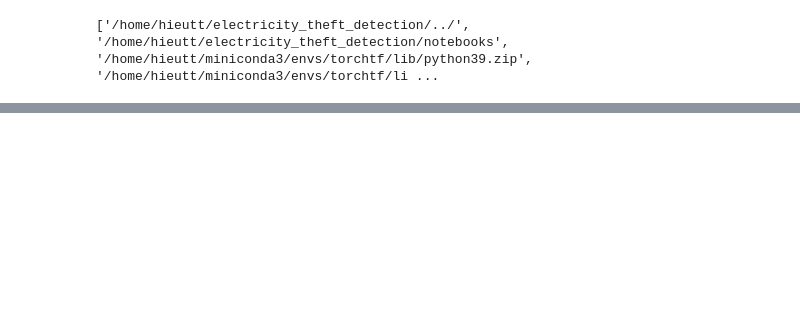
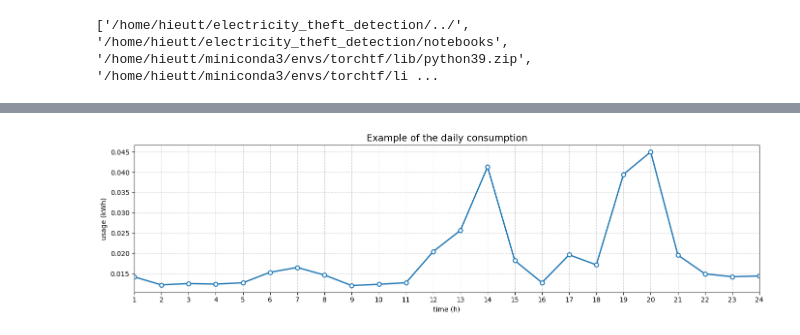
Before and after one commit to hieutt-engr/E-Unicon_ETD, a Jupyter notebook: notebooks/preprocessing_cer.ipynb, the cells around one changed output, grey strips where cells are left out. Drawn from its saved outputs; the diff is of its cells as text; code cells hidden in the pictures; blank space fills up the shorter version.

```diff
--- a/notebooks/preprocessing_cer.ipynb
+++ b/notebooks/preprocessing_cer.ipynb
@@ -371,0 +336,98 @@ Saved: ./prepared_etd/train.npz ./prepared_etd/val.npz
+# %%
+import matplotlib.pyplot as plt
+import numpy as np
+
+# Cấu hình style để giống hình mẫu (nền trắng, lưới đứt đoạn, font rõ)
+plt.rcParams.update({
+    "axes.grid": True,
+    "grid.linestyle": "--",
+    "grid.alpha": 0.6,
+    "axes.spines.top": True,    # Giữ khung trên
+    "axes.spines.right": True,  # Giữ khung phải
+    "axes.edgecolor": "#333333",
+    "font.size": 10,
+    "legend.frameon": True,
+    "legend.framealpha": 0.9,
+    "figure.figsize": (14, 4),  # Tỉ lệ khung hình rộng (wide)
+    "lines.linewidth": 2.0,
+    "lines.markersize": 6,
+    "lines.markeredgewidth": 1.5,
+})
+
+def visualize_comparison_patterns(X, y):
+    """
+    Vẽ 2 hình riêng biệt:
+    1. Một mẫu Benign (Class 0)
+    2. Tổng hợp 6 mẫu Attack (Class 1-6) trên cùng một biểu đồ
+    """
+    hours = np.arange(1, 25) # Trục X từ 1 đến 24
+    rng_viz = np.random.default_rng() # Random generator
+
+    # --- FIGURE 1: BENIGN ONLY ---
+    plt.figure(figsize=(14, 4))
+
+    # Lấy 1 mẫu Benign ngẫu nhiên
+    idx_benign = np.where(y == 0)[0]
+    if len(idx_benign) > 0:
+        idx = rng_viz.choice(idx_benign)
+        sample = X[idx]
+
+        plt.plot(hours, sample,
+                 color='#1f77b4',       # Màu xanh dương chuẩn
+                 marker='o',            # Hình tròn
+                 markerfacecolor='white', # Ruột trắng (giống hình mẫu)
+                 label='Benign')
+
+    plt.title("Example of the daily consumption", fontsize=14)
+    plt.xlabel("time (h)")
+    plt.ylabel("usage (kWh)")
+    plt.xlim(1, 24)
+    plt.xticks(np.arange(1, 25))
+    plt.tight_layout()
+    plt.show()
+
+    # --- FIGURE 2: ALL ATTACKS COMBINED ---
+    plt.figure(figsize=(14, 4))
+
+    # Định nghĩa màu và marker riêng cho từng loại attack để dễ phân biệt
+    styles = {
+        1: {'color': '#1f77b4', 'marker': 'o', 'label': 'attack1'}, # Xanh dương - Tròn
+        2: {'color': '#e377c2', 'marker': 's', 'label': 'attack2'}, # Hồng - Vuông
+        3: {'color': '#17becf', 'marker': 'v', 'label': 'attack3'}, # Cyan - Tam giác ngược
+        4: {'color': '#bcbd22', 'marker': '^', 'label': 'attack4'}, # Olive - Tam giác xuôi
+        5: {'color': '#ff7f0e', 'marker': 'D', 'label': 'attack5'}, # Cam - Kim cương
+        6: {'color': '#8c564b', 'marker': 'p', 'label': 'attack6'}  # Nâu - Ngũ giác
+    }
+
+    has_data = False
+    for aid in range(1, 7):
+        idxs = np.where(y == aid)[0]
+        if len(idxs) > 0:
+            idx = rng_viz.choice(idxs)
+            sample = X[idx]
+            s = styles[aid]
+
+            plt.plot(hours, sample,
+                     color=s['color'],
+                     marker=s['marker'],
+                     markerfacecolor='white', # Ruột trắng
+                     label=s['label'])
+            has_data = True
+
+    if has_data:
+        plt.title("Example of attack patterns", fontsize=14)
+        plt.xlabel("time (h)")
+        plt.ylabel("usage (kWh)")
+        plt.xlim(1, 24)
+        plt.xticks(np.arange(1, 25))
+        # Legend chia làm 3 cột, nằm góc trên
+        plt.legend(ncol=3, loc='upper right', fontsize=9)
+
+    plt.tight_layout()
+    plt.show()
+
+# --- CHẠY VISUALIZE ---
+print("Visualizing Data Patterns...")
+# Đảm bảo bạn truyền đúng X_tr (Train Data) và y_tr (Label) vào hàm
+visualize_comparison_patterns(X_tr, y_tr)
+# %% [output]
@@ -371,0 +435 @@ Saved: ./prepared_etd/train.npz ./prepared_etd/val.npz
+[figure, added]
```
Also changed, not shown: parts of 8 cells of this notebook, 27 other files.
